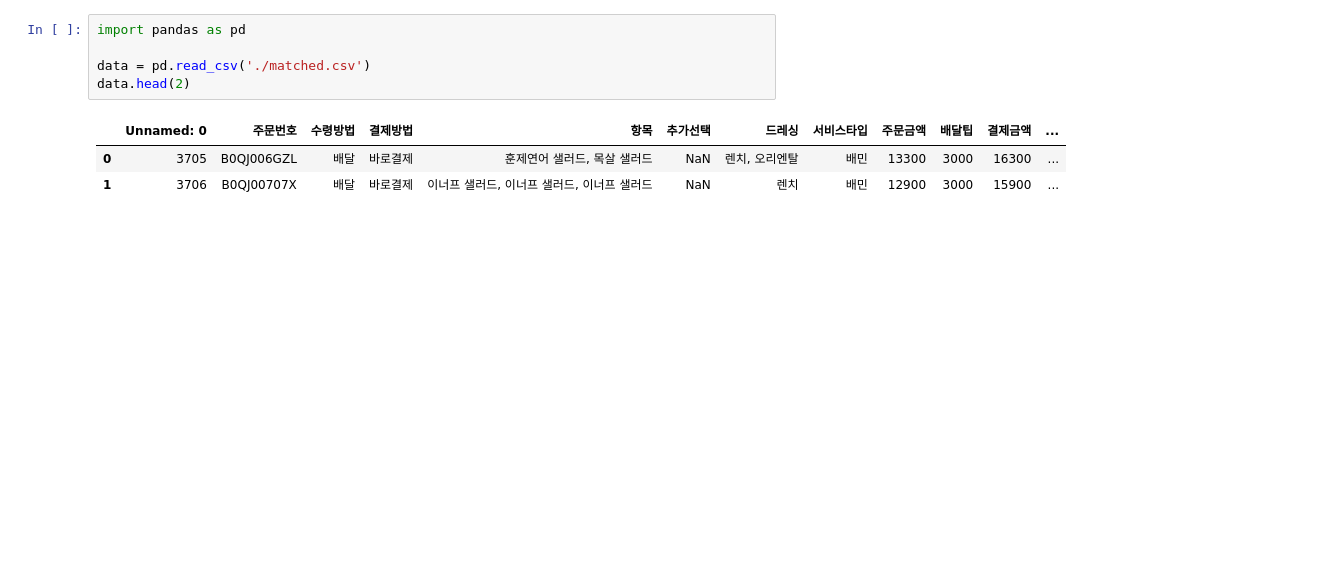
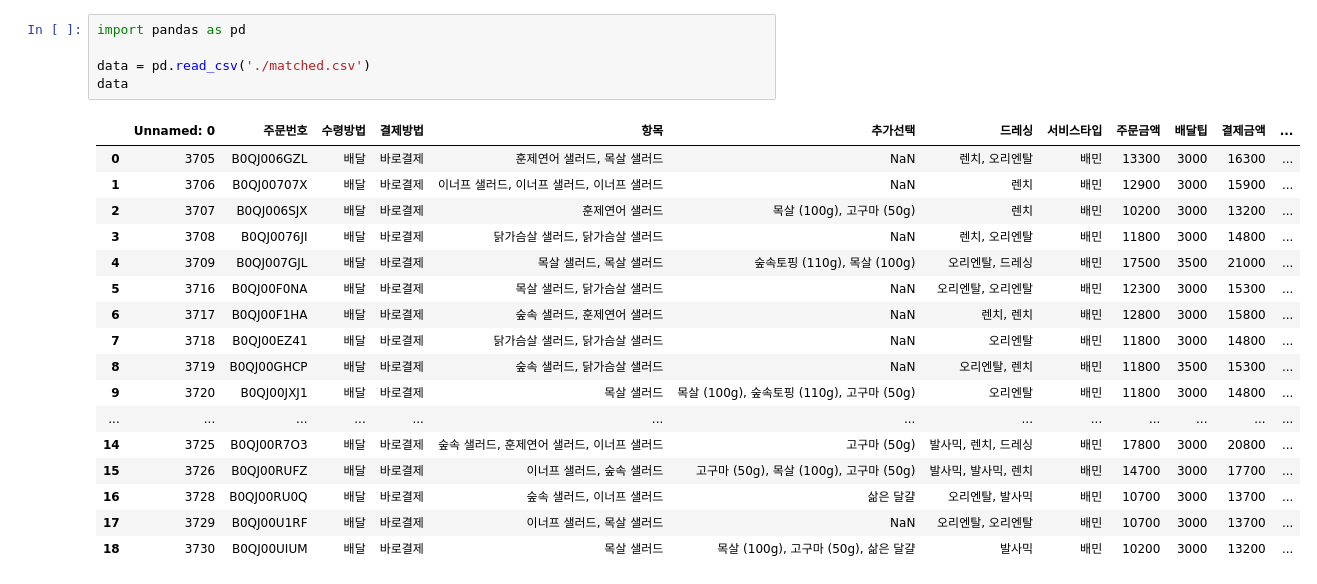
Before and after one commit to imeugeneco/food-delivery, a Jupyter notebook: 주소통계.ipynb, the cells around one changed output. Drawn from its saved outputs; the diff is of its cells as text; blank space fills up the shorter version.

```diff
--- a/주소통계.ipynb
+++ b/주소통계.ipynb
@@ -1,12 +1,26 @@
 # %%
 import pandas as pd
 
 data = pd.read_csv('./matched.csv')
-data.head(2)
+data
 # %% [output]
 |  | Unnamed: 0 | 주문번호 | 수령방법 | 결제방법 | 항목 | 추가선택 | 드레싱 | 서비스타입 | 주문금액 | 배달팁 | 결제금액 | ... |
 | 0 | 3705 | B0QJ006GZL | 배달 | 바로결제 | 훈제연어 샐러드, 목살 샐러드 | NaN | 렌치, 오리엔탈 | 배민 | 13300 | 3000 | 16300 | ... |
 | 1 | 3706 | B0QJ00707X | 배달 | 바로결제 | 이너프 샐러드, 이너프 샐러드, 이너프 샐러드 | NaN | 렌치 | 배민 | 12900 | 3000 | 15900 | ... |
+| 2 | 3707 | B0QJ006SJX | 배달 | 바로결제 | 훈제연어 샐러드 | 목살 (100g), 고구마 (50g) | 렌치 | 배민 | 10200 | 3000 | 13200 | ... |
+| 3 | 3708 | B0QJ0076JI | 배달 | 바로결제 | 닭가슴살 샐러드, 닭가슴살 샐러드 | NaN | 렌치, 오리엔탈 | 배민 | 11800 | 3000 | 14800 | ... |
+| 4 | 3709 | B0QJ007GJL | 배달 | 바로결제 | 목살 샐러드, 목살 샐러드 | 숲속토핑 (110g), 목살 (100g) | 오리엔탈, 드레싱 | 배민 | 17500 | 3500 | 21000 | ... |
+| 5 | 3716 | B0QJ00F0NA | 배달 | 바로결제 | 목살 샐러드, 닭가슴살 샐러드 | NaN | 오리엔탈, 오리엔탈 | 배민 | 12300 | 3000 | 15300 | ... |
+| 6 | 3717 | B0QJ00F1HA | 배달 | 바로결제 | 숲속 샐러드, 훈제연어 샐러드 | NaN | 렌치, 렌치 | 배민 | 12800 | 3000 | 15800 | ... |
+| 7 | 3718 | B0QJ00EZ41 | 배달 | 바로결제 | 닭가슴살 샐러드, 닭가슴살 샐러드 | NaN | 오리엔탈 | 배민 | 11800 | 3000 | 14800 | ... |
+| 8 | 3719 | B0QJ00GHCP | 배달 | 바로결제 | 숲속 샐러드, 닭가슴살 샐러드 | NaN | 오리엔탈, 렌치 | 배민 | 11800 | 3500 | 15300 | ... |
+| 9 | 3720 | B0QJ00JXJ1 | 배달 | 바로결제 | 목살 샐러드 | 목살 (100g), 숲속토핑 (110g), 고구마 (50g) | 오리엔탈 | 배민 | 11800 | 3000 | 14800 | ... |
+| ... | ... | ... | ... | ... | ... | ... | ... | ... | ... | ... | ... | ... |
+| 14 | 3725 | B0QJ00R7O3 | 배달 | 바로결제 | 숲속 샐러드, 훈제연어 샐러드, 이너프 샐러드 | 고구마 (50g) | 발사믹, 렌치, 드레싱 | 배민 | 17800 | 3000 | 20800 | ... |
+| 15 | 3726 | B0QJ00RUFZ | 배달 | 바로결제 | 이너프 샐러드, 숲속 샐러드 | 고구마 (50g), 목살 (100g), 고구마 (50g) | 발사믹, 발사믹, 렌치 | 배민 | 14700 | 3000 | 17700 | ... |
+| 16 | 3728 | B0QJ00RU0Q | 배달 | 바로결제 | 숲속 샐러드, 이너프 샐러드 | 삶은 달걀 | 오리엔탈, 발사믹 | 배민 | 10700 | 3000 | 13700 | ... |
+| 17 | 3729 | B0QJ00U1RF | 배달 | 바로결제 | 이너프 샐러드, 목살 샐러드 | NaN | 오리엔탈, 오리엔탈 | 배민 | 10700 | 3000 | 13700 | ... |
+| 18 | 3730 | B0QJ00UIUM | 배달 | 바로결제 | 목살 샐러드 | 목살 (100g), 고구마 (50g), 삶은 달걀 | 발사믹 | 배민 | 10200 | 3000 | 13200 | ... |
 # %%
 baemin_delivery_tip = dict()
 actual_delivery_tip = dict()
```
Also changed, not shown: parts of 5 cells of this notebook, 3 other files.
